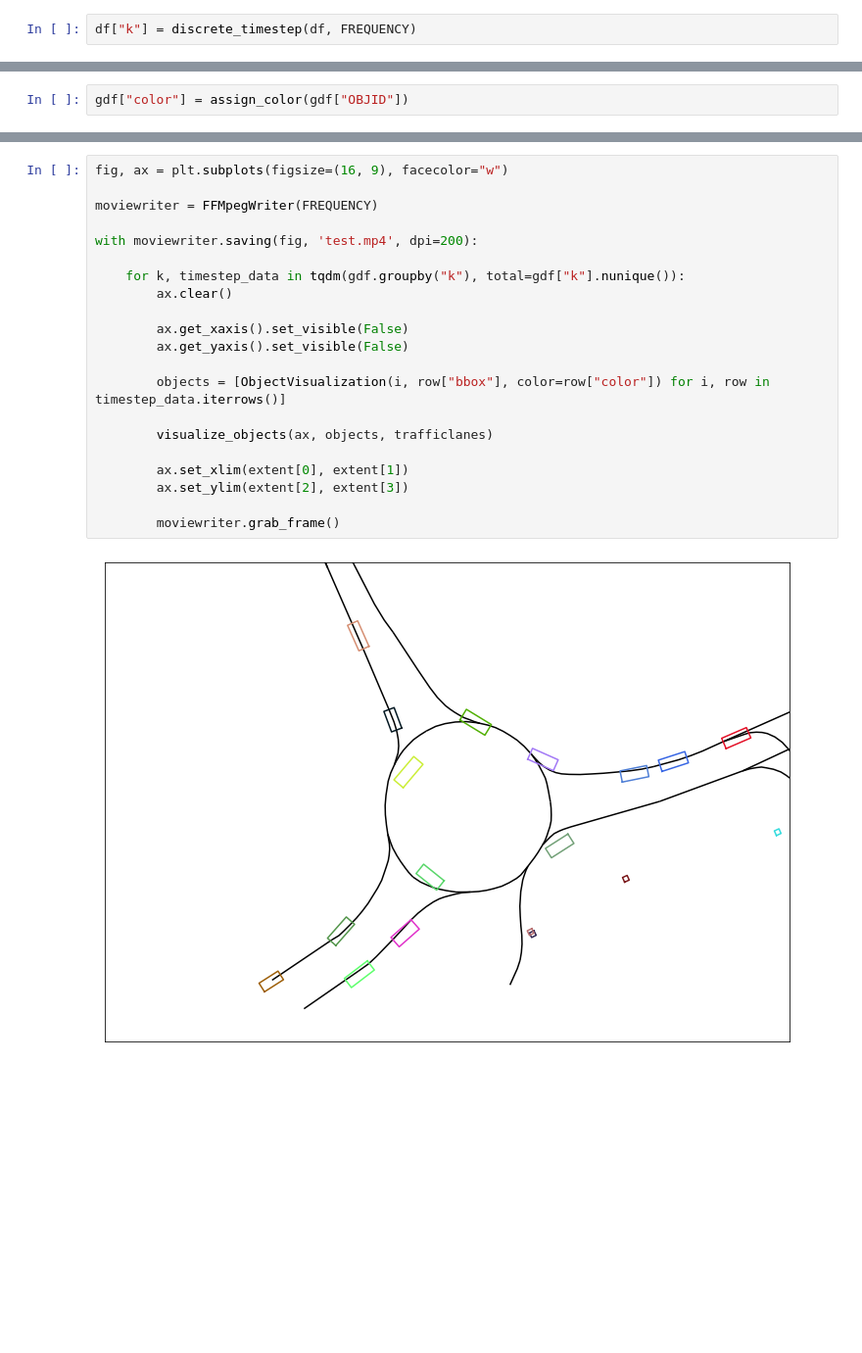
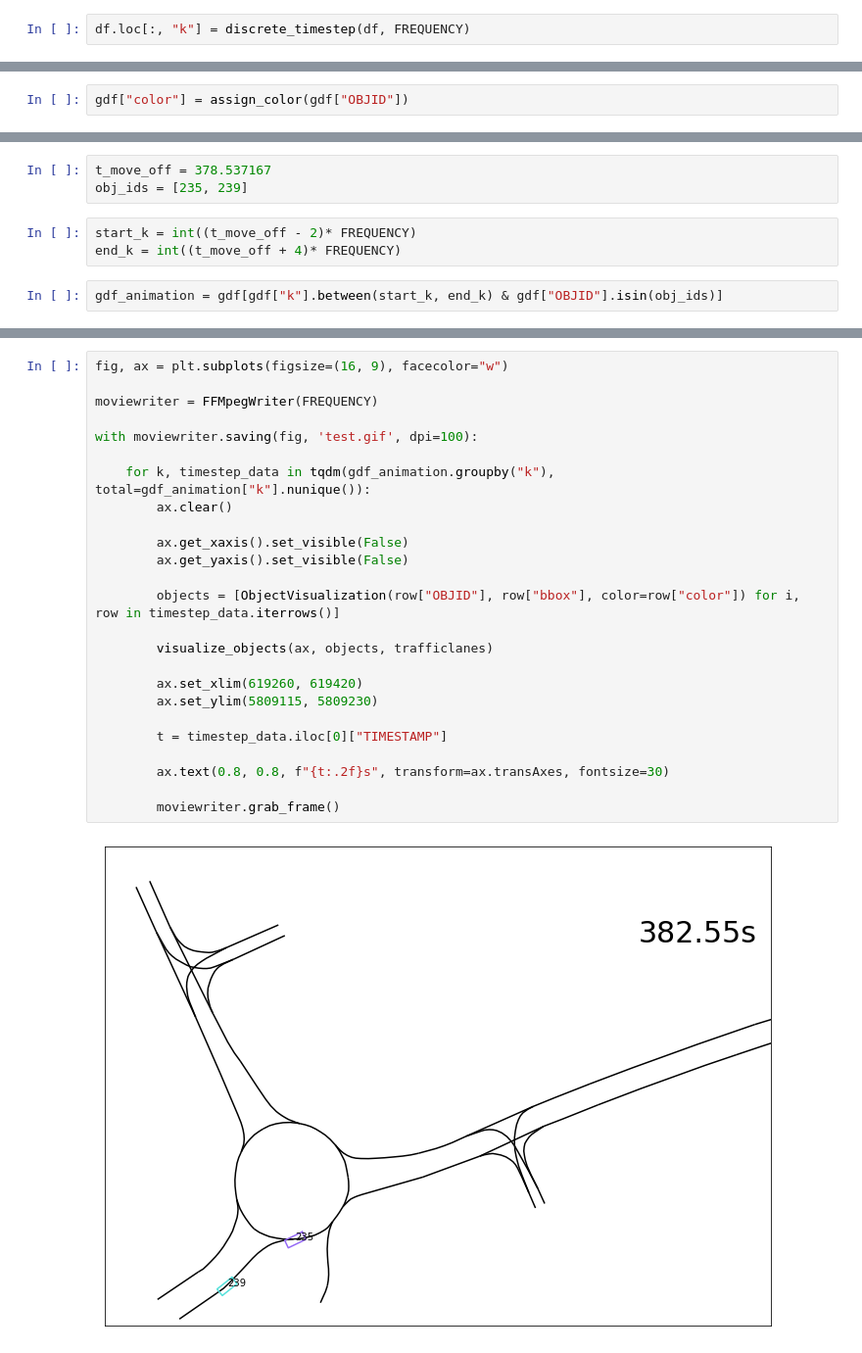
Before and after one commit to kopytjuk/opendd-analysis, a Jupyter notebook: notebooks/Animation.ipynb, the cells around one changed output, grey strips where cells are left out. Shown at 98% size. Cells and saved outputs as stored; diff of their text form; blank space fills up the shorter version.

```diff
--- a/notebooks/Animation.ipynb
+++ b/notebooks/Animation.ipynb
@@ -26,5 +36,5 @@ df = df[df["table"] == "rdb1_1"]
 # %%
-df["k"] = discrete_timestep(df, FREQUENCY)
+df.loc[:, "k"] = discrete_timestep(df, FREQUENCY)
 # %%
 df = df[df["k"] < FREQUENCY*DURATION]
 # %%
@@ -69,0 +77,8 @@ gdf.head()
+# %%
+t_move_off = 378.537167
+obj_ids = [235, 239]
+# %%
+start_k = int((t_move_off - 2)* FREQUENCY)
+end_k = int((t_move_off + 4)* FREQUENCY)
+# %%
+gdf_animation = gdf[gdf["k"].between(start_k, end_k) & gdf["OBJID"].isin(obj_ids)]
@@ -70,23 +94,27 @@ gdf.head()
 # %%
 fig, ax = plt.subplots(figsize=(16, 9), facecolor="w")
 
 moviewriter = FFMpegWriter(FREQUENCY)
 
-with moviewriter.saving(fig, 'test.mp4', dpi=200):
+with moviewriter.saving(fig, 'test.gif', dpi=100):
 
-    for k, timestep_data in tqdm(gdf.groupby("k"), total=gdf["k"].nunique()):
+    for k, timestep_data in tqdm(gdf_animation.groupby("k"), total=gdf_animation["k"].nunique()):
         ax.clear()
 
         ax.get_xaxis().set_visible(False)
         ax.get_yaxis().set_visible(False)
 
-        objects = [ObjectVisualization(i, row["bbox"], color=row["color"]) for i, row in timestep_data.iterrows()]
+        objects = [ObjectVisualization(row["OBJID"], row["bbox"], color=row["color"]) for i, row in timestep_data.iterrows()]
 
         visualize_objects(ax, objects, trafficlanes)
 
-        ax.set_xlim(extent[0], extent[1])
-        ax.set_ylim(extent[2], extent[3])
+        ax.set_xlim(619260, 619420)
+        ax.set_ylim(5809115, 5809230)
+
+        t = timestep_data.iloc[0]["TIMESTAMP"]
+
+        ax.text(0.8, 0.8, f"{t:.2f}s", transform=ax.transAxes, fontsize=30)
 
         moviewriter.grab_frame()
 # %% [output]
-[figure, old version]
+[figure, new version]
```
Also changed, not shown: parts of 9 cells of this notebook, 6 other files.
